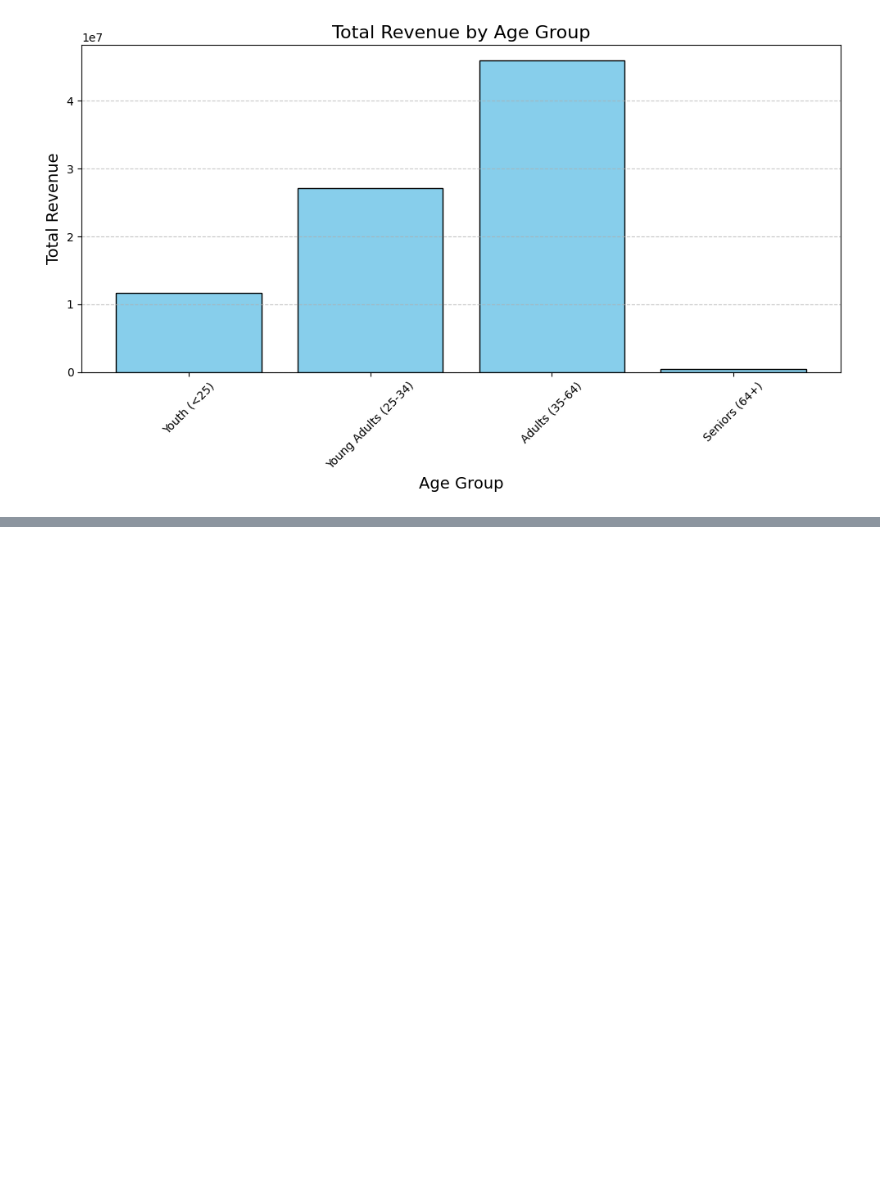
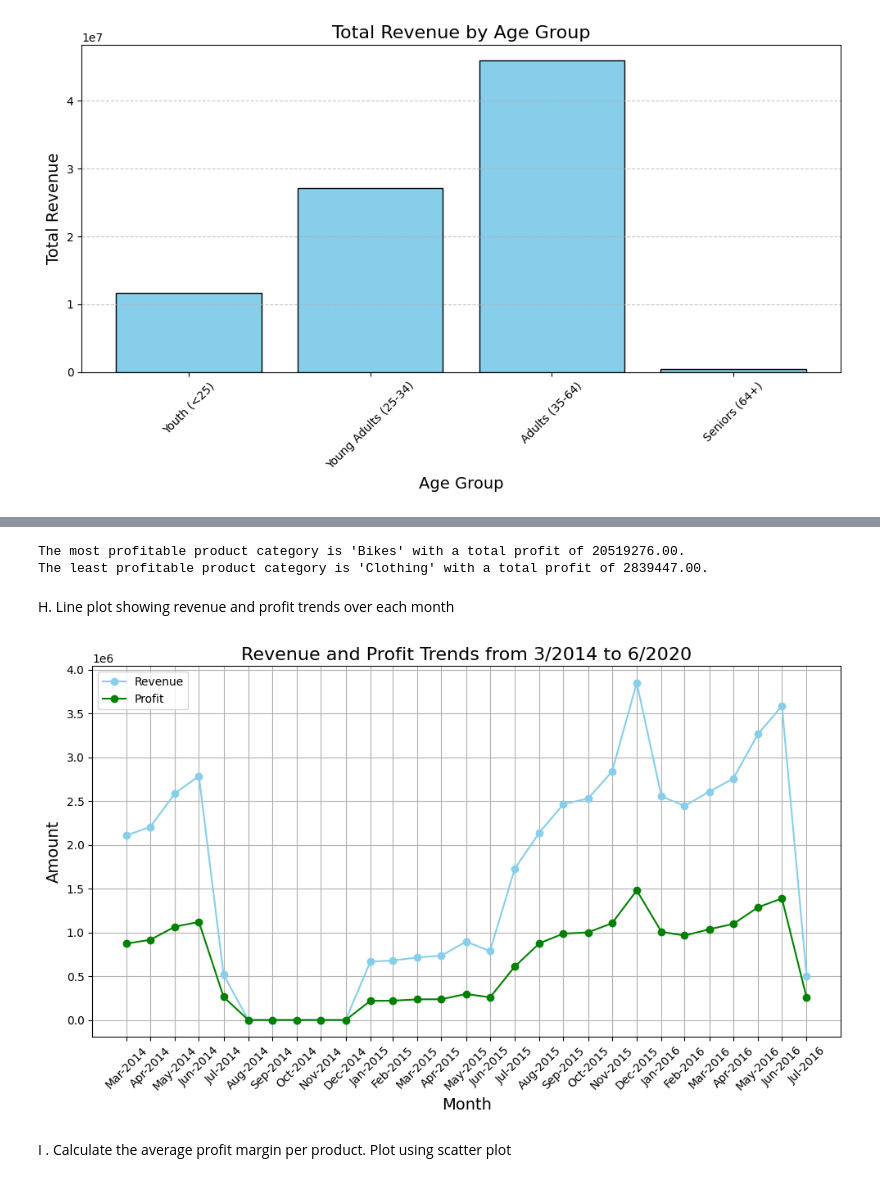
Before and after one commit to srisabarish0112/EntransAI-Induction-Tasks, a Jupyter notebook: tasks.ipynb, the cells around one changed output, grey strips where cells are left out. Cells and saved outputs as stored; diff of their text form; code cells hidden in the pictures; blank space fills up the shorter version.

```diff
--- a/tasks.ipynb
+++ b/tasks.ipynb
@@ -131,0 +154,12 @@ plt.show()
+# %%
+most_profitable = category_profit.idxmax()
+most_profitable_profit = category_profit.max()
+least_profitable = category_profit.idxmin()
+least_profitable_profit = category_profit.min()
+print(f"The most profitable product category is '{most_profitable}' with a total profit of {most_profitable_profit:.2f}.")
+print(f"The least profitable product category is '{least_profitable}' with a total profit of {least_profitable_profit:.2f}.")
+# %% [output]
+The most profitable product category is 'Bikes' with a total profit of 20519276.00.
+The least profitable product category is 'Clothing' with a total profit of 2839447.00.
+# %% [markdown]
+H. Line plot showing revenue and profit trends over each month
@@ -131,0 +175,25 @@ plt.show()
+# %%
+start_date = pd.Timestamp(year=start_year, month=start_month, day=1)
+end_date = pd.Timestamp(year=end_year, month=end_month, day=1)
+# %%
+filtered_df = df[(df['Date'] >= start_date) & (df['Date'] <= end_date)]
+# %%
+filtered_df.set_index('Date', inplace=True)
+# %%
+monthly_data = filtered_df.resample('ME').agg({'Revenue': 'sum', 'Profit': 'sum'})
+# %%
+plt.figure(figsize=(10, 6))
+plt.plot(monthly_data.index, monthly_data['Revenue'], label='Revenue', color='skyblue', marker='o')
+plt.plot(monthly_data.index, monthly_data['Profit'], label='Profit', color='green', marker='o')
+plt.title(f"Revenue and Profit Trends from {start_month}/{start_year} to {end_month}/{end_year}", fontsize=16)
+plt.xlabel('Month', fontsize=14)
+plt.ylabel('Amount', fontsize=14)
+plt.legend(loc='upper left')
+plt.grid(True)
+plt.xticks(monthly_data.index, monthly_data.index.strftime('%b-%Y'), rotation=45)
+plt.tight_layout()
+plt.show()
+# %% [output]
+[figure, added]
+# %% [markdown]
+I . Calculate the average profit margin per product. Plot using scatter plot
```
Also changed, not shown: parts of 6 cells of this notebook.
